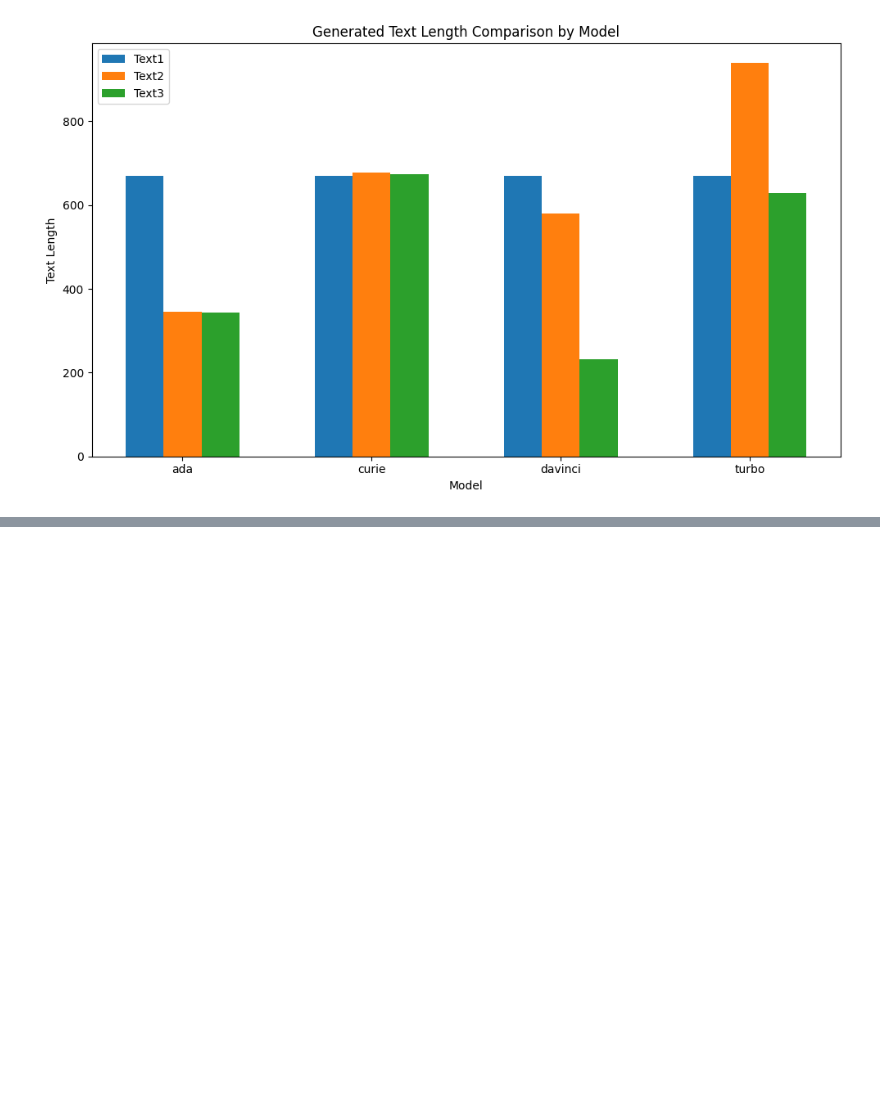
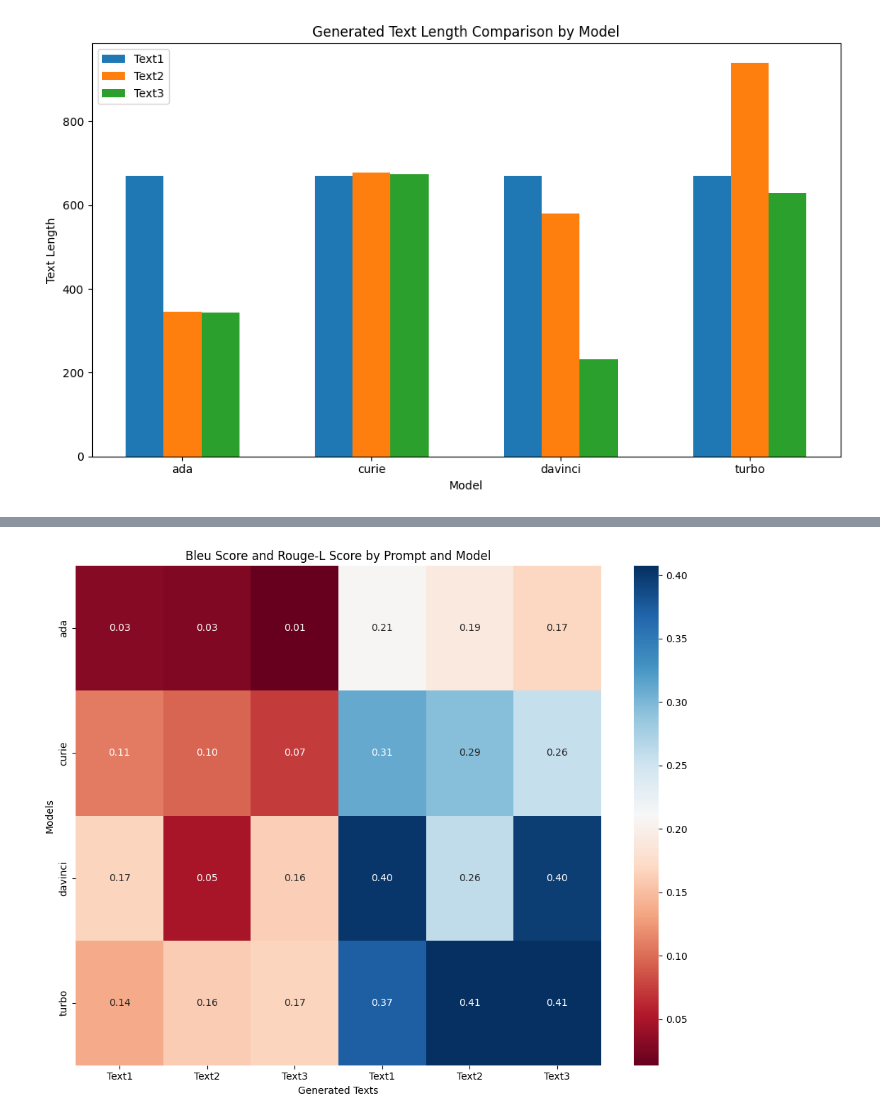
Before and after one commit to jonidamukaj/testing_LLMs, a Jupyter notebook: main/paragraph3/Vis/Visualize_Prompt.ipynb, the cells around one changed output, grey strips where cells are left out. Saved outputs shown, nothing was run; the diff lists cells and outputs as text; code cells hidden in the pictures; blank space fills up the shorter version.

```diff
--- a/main/paragraph3/Vis/Visualize_Prompt.ipynb
+++ b/main/paragraph3/Vis/Visualize_Prompt.ipynb
@@ -75,26 +75,3 @@ for name in combined_df['Name'].unique():
 
 # Save the combined DataFrame to a new CSV file
 alternating_rows.to_csv("combined_Prompt.csv", index=False)
-# %%
-import matplotlib.pyplot as plt
-import pandas as pd
-import seaborn as sns
-
-# Load the CSV data
-df = pd.read_csv('combined_Prompt.csv')
-
-# Filter data for the "Ben Shneiderman" name
-ben_df = df[df['Name'] == 'Ben Shneiderman']
-
-# Define the metrics you want to visualize
-metrics = ['F1_Score', 'Rouge1', 'Rouge2', 'RougeL', 'Length', 'Vec2', 'Bleu']
-
-# Create a scatter plot matrix
-sns.set(style='ticks')
-sns.pairplot(ben_df, vars=metrics, hue='Model', markers=["o", "s", "D", "P", "X", "H"])
-
-# Set the title
-plt.suptitle("Correlation of Generated Texts, Models, and Metrics for Ben Shneiderman")
-
-# Display the plot
-plt.show()
@@ -209,0 +214,23 @@ plt.show()
+# %%
+import pandas as pd
+import matplotlib.pyplot as plt
+import seaborn as sns
+
+# Load your CSV data
+data = pd.read_csv('mean.csv')
+
+# Pivot the data for the heatmap
+heatmap_data = data.pivot(index='Model', columns='Generated_Texts', values=['Bleu', 'RougeL'])
+
+# Set up the heatmap
+plt.figure(figsize=(10, 8))
+sns.heatmap(heatmap_data, cmap='RdBu', annot=True, fmt='.2f', xticklabels=heatmap_data.columns.get_level_values(1), yticklabels=heatmap_data.index)
+plt.xlabel('Generated Texts')  # Updated x-axis label
+plt.ylabel('Models')
+plt.title('Bleu Score and Rouge-L Score by Prompt and Model')
+plt.tight_layout()
+
+# Show the plot
+plt.show()
+# %% [output]
+[figure, added]
```
Also changed, not shown: parts of 5 cells of this notebook, 21 other files.
